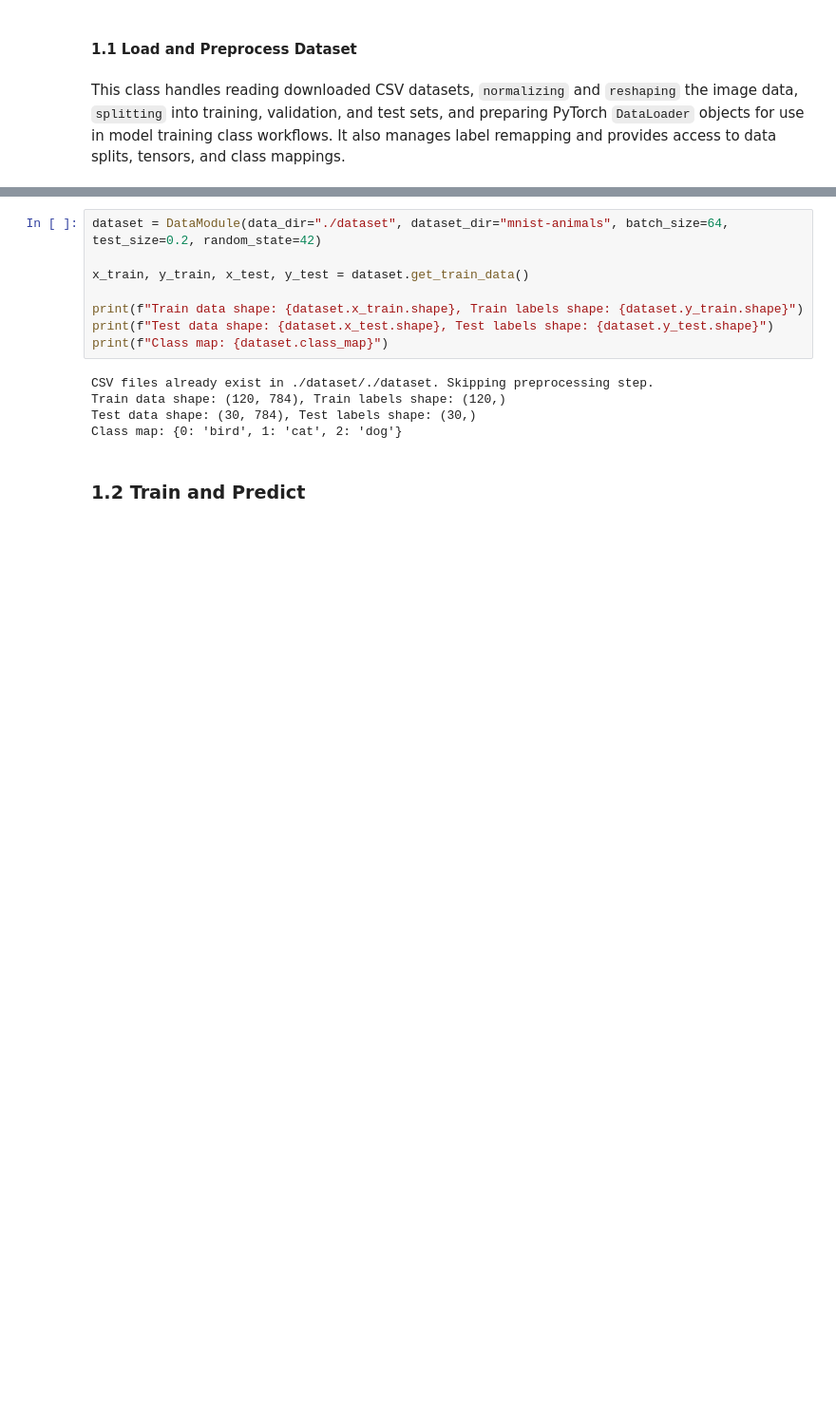
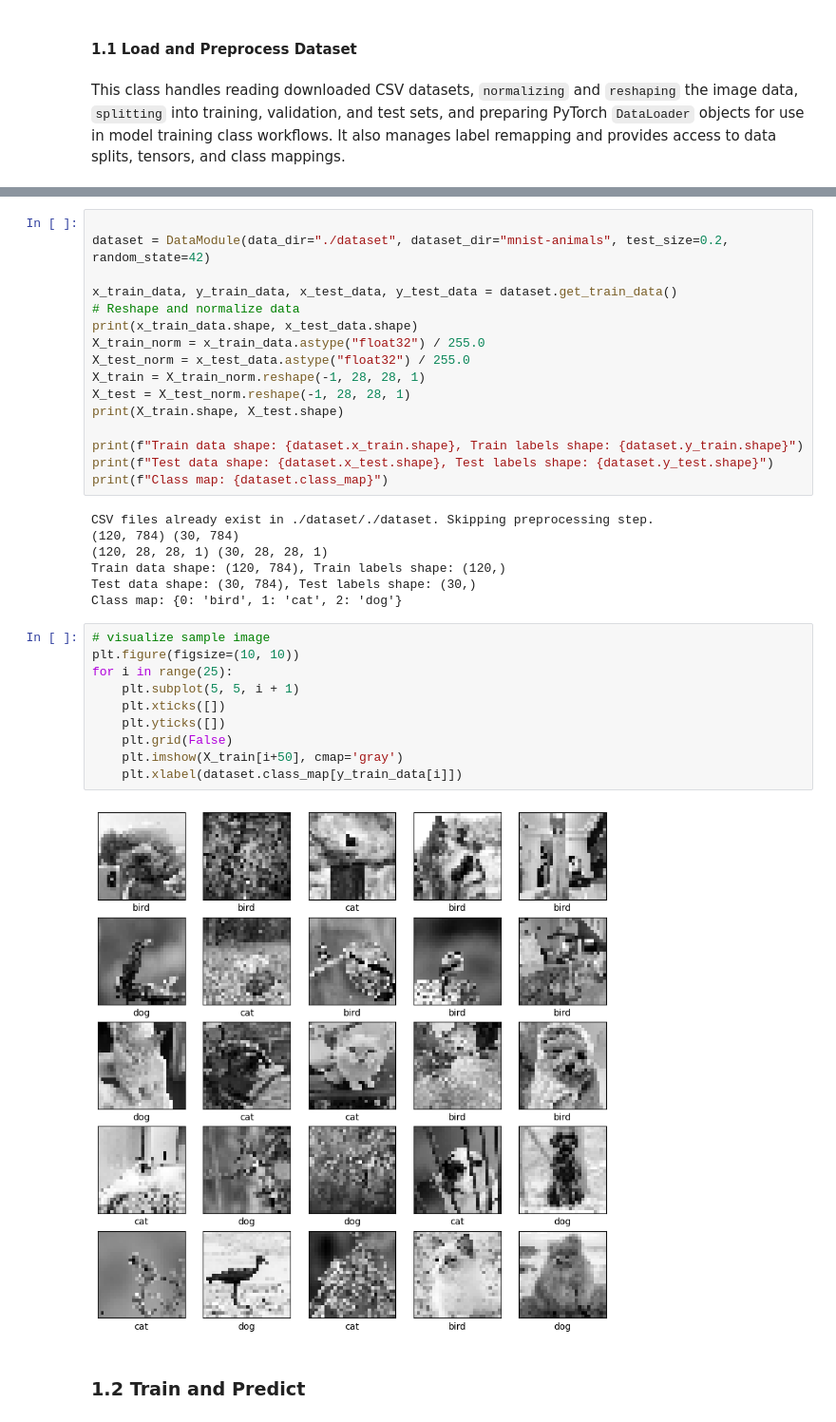
Before and after one commit to janmcconnellCityU/DS510_Team_Project, a Jupyter notebook: ds510-tp-cnn-pca-notebook.ipnyb.ipynb, the cells around one changed output, grey strips where cells are left out. Shown: that part at 95% size. Saved outputs shown, nothing was run; the diff lists cells and outputs as text; blank space fills up the shorter version.

```diff
--- a/ds510-tp-cnn-pca-notebook.ipnyb.ipynb
+++ b/ds510-tp-cnn-pca-notebook.ipnyb.ipynb
@@ -100,16 +105,38 @@ class DataModule:
+# %%
+
+dataset = DataModule(data_dir="./dataset", dataset_dir="mnist-animals", test_size=0.2, random_state=42)
+
+x_train_data, y_train_data, x_test_data, y_test_data = dataset.get_train_data()
+# Reshape and normalize data
+print(x_train_data.shape, x_test_data.shape)
+X_train_norm = x_train_data.astype("float32") / 255.0
+X_test_norm = x_test_data.astype("float32") / 255.0
+X_train = X_train_norm.reshape(-1, 28, 28, 1)
+X_test = X_test_norm.reshape(-1, 28, 28, 1)
+print(X_train.shape, X_test.shape)
+
+print(f"Train data shape: {dataset.x_train.shape}, Train labels shape: {dataset.y_train.shape}")
+print(f"Test data shape: {dataset.x_test.shape}, Test labels shape: {dataset.y_test.shape}")
+print(f"Class map: {dataset.class_map}")
+# %% [output]
+CSV files already exist in ./dataset/./dataset. Skipping preprocessing step.
+(120, 784) (30, 784)
+(120, 28, 28, 1) (30, 28, 28, 1)
+Train data shape: (120, 784), Train labels shape: (120,)
+Test data shape: (30, 784), Test labels shape: (30,)
+Class map: {0: 'bird', 1: 'cat', 2: 'dog'}
 # %%
-dataset = DataModule(data_dir="./dataset", dataset_dir="mnist-animals", batch_size=64, test_size=0.2, random_state=42)
-
-x_train, y_train, x_test, y_test = dataset.get_train_data()
-
-print(f"Train data shape: {dataset.x_train.shape}, Train labels shape: {dataset.y_train.shape}")
-print(f"Test data shape: {dataset.x_test.shape}, Test labels shape: {dataset.y_test.shape}")
-print(f"Class map: {dataset.class_map}")
+# visualize sample image
+plt.figure(figsize=(10, 10))
+for i in range(25):
+    plt.subplot(5, 5, i + 1)
+    plt.xticks([])
+    plt.yticks([])
+    plt.grid(False)
+    plt.imshow(X_train[i+50], cmap='gray')
+    plt.xlabel(dataset.class_map[y_train_data[i]])
 # %% [output]
-CSV files already exist in ./dataset/./dataset. Skipping preprocessing step.
-Train data shape: (120, 784), Train labels shape: (120,)
-Test data shape: (30, 784), Test labels shape: (30,)
-Class map: {0: 'bird', 1: 'cat', 2: 'dog'}
+[figure, added]
 # %% [markdown]
 ### 1.2 **Train and Predict**
 # %%
```
Also changed, not shown: parts of 7 cells of this notebook, 1 other file.
